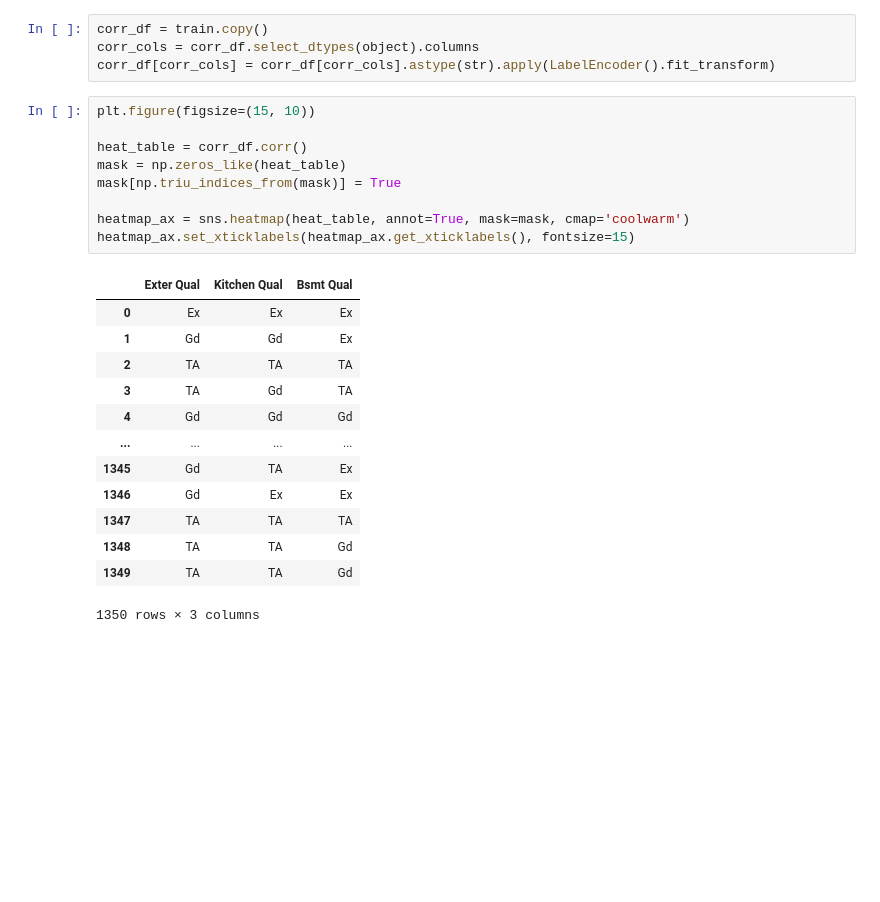
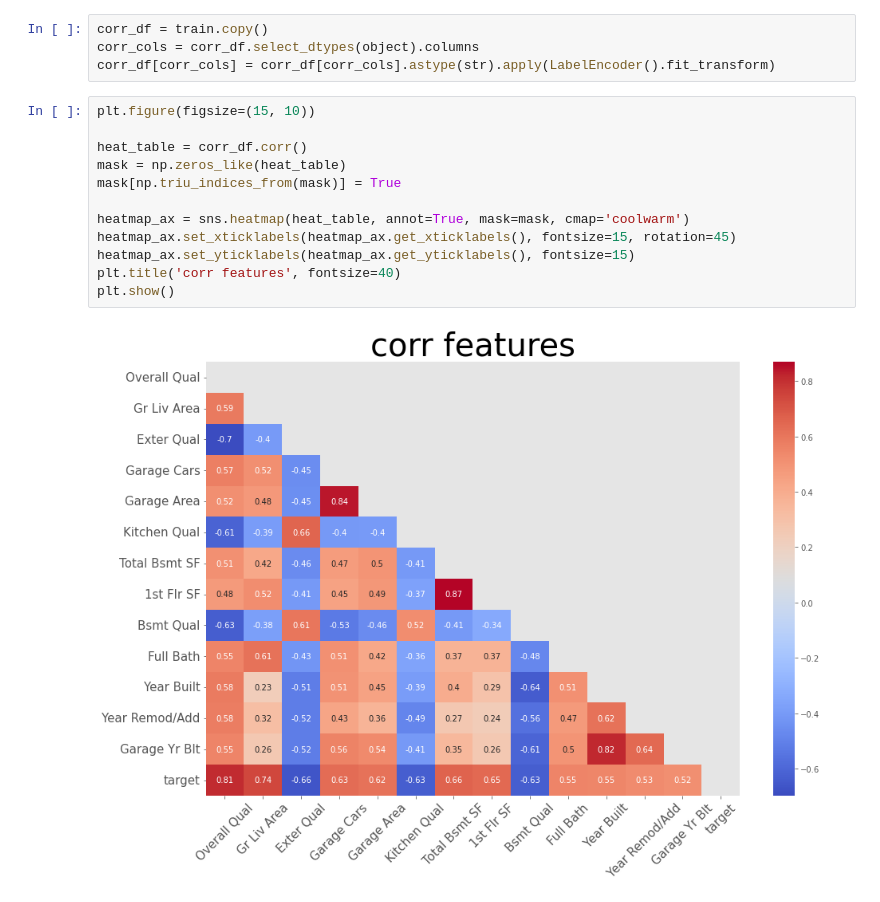
Before and after one commit to uberphoebus/dacon-old, a Jupyter notebook: housing/eda.ipynb, the cells around one changed output. Cells and saved outputs as stored; diff of their text form; blank space fills up the shorter version.

```diff
--- a/housing/eda.ipynb
+++ b/housing/eda.ipynb
@@ -123,23 +123,14 @@ corr_df[corr_cols] = corr_df[corr_cols].astype(str).apply(LabelEncoder().fit_tra
 # %%
 plt.figure(figsize=(15, 10))
 
 heat_table = corr_df.corr()
 mask = np.zeros_like(heat_table)
 mask[np.triu_indices_from(mask)] = True
 
 heatmap_ax = sns.heatmap(heat_table, annot=True, mask=mask, cmap='coolwarm')
-heatmap_ax.set_xticklabels(heatmap_ax.get_xticklabels(), fontsize=15)
+heatmap_ax.set_xticklabels(heatmap_ax.get_xticklabels(), fontsize=15, rotation=45)
+heatmap_ax.set_yticklabels(heatmap_ax.get_yticklabels(), fontsize=15)
+plt.title('corr features', fontsize=40)
+plt.show()
 # %% [output]
-|  | Exter Qual | Kitchen Qual | Bsmt Qual |
-| 0 | Ex | Ex | Ex |
-| 1 | Gd | Gd | Ex |
-| 2 | TA | TA | TA |
-| 3 | TA | Gd | TA |
-| 4 | Gd | Gd | Gd |
-| ... | ... | ... | ... |
-| 1345 | Gd | TA | Ex |
-| 1346 | Gd | Ex | Ex |
-| 1347 | TA | TA | TA |
-| 1348 | TA | TA | Gd |
-| 1349 | TA | TA | Gd |
-1350 rows × 3 columns
+[figure, added]
```
Also changed, not shown: parts of 2 cells of this notebook, 2 other files.
